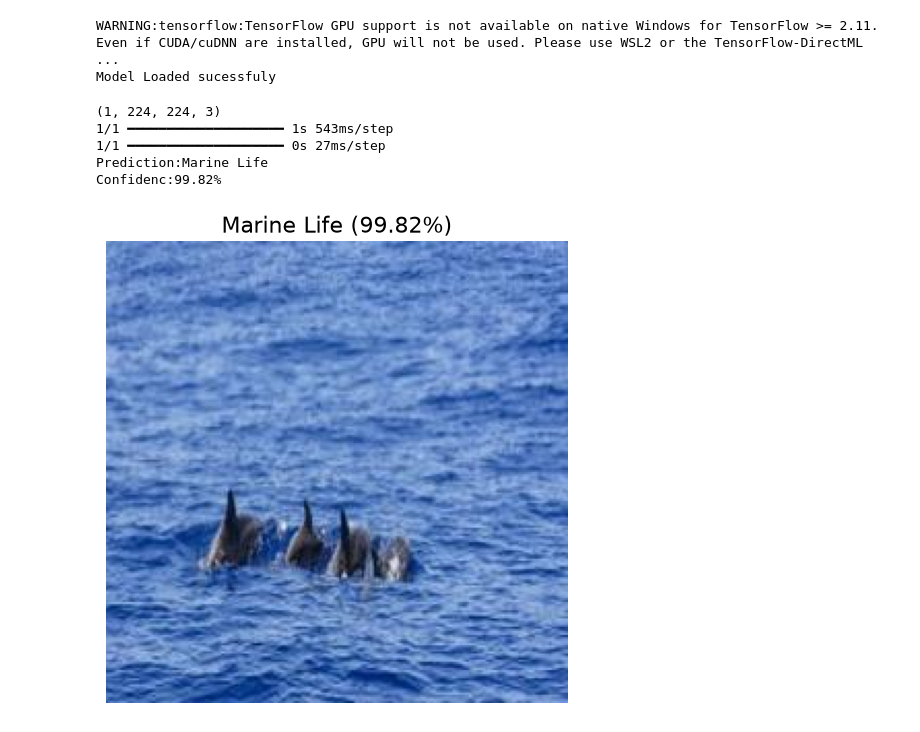
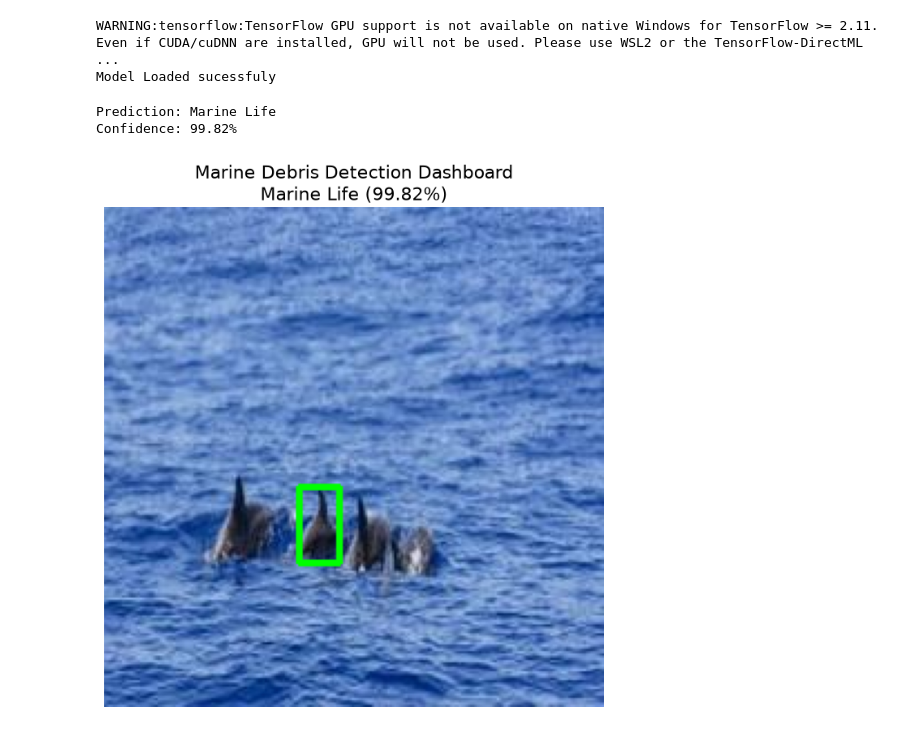
Before and after one commit to KinshukP/marine-debris-classifier, a Jupyter notebook: notebooks/deploy.ipynb, the cells around one changed output. Saved outputs shown, nothing was run; the diff lists cells and outputs as text; code cells hidden in the pictures.

Commit message:
Added bounding boxes with pretrained object detection model(yolo)

```diff
--- a/notebooks/deploy.ipynb
+++ b/notebooks/deploy.ipynb
@@ -16,42 +16,55 @@ Model Loaded sucessfuly
 # %%
 PROJECT_ROOT = Path.cwd().parent
 IMG_PATH = PROJECT_ROOT / "data" / "testing" / "Marine_Life" / "marine_test_1302.jpg"
-
-#img = image.load_img(IMG_PATH, target_size =(224,224))
 
 frame = cv2.imread(str(IMG_PATH))
 frame = cv2.cvtColor(frame, cv2.COLOR_BGR2RGB)
 
 img = cv2.resize(frame, (224, 224))
-
 img_array = img.astype(np.float32) / 255.0
 img_array = np.expand_dims(img_array, axis=0)
 
-
-
-print(img_array.shape)
-prediction = model.predict(img_array)
-#{'Marine_Life': 0, 'Plastic': 1}
-prediction = model.predict(img_array)[0][0]
+prediction = model.predict(img_array, verbose=0)[0][0]
 
 if prediction > 0.5:
     label = "Plastic"
     confidence = prediction * 100
+    color = (255, 0, 0)      # Red
 else:
     label = "Marine Life"
     confidence = (1 - prediction) * 100
-print(f"Prediction:{label}")
-print(f"Confidenc:{confidence:.2f}%")
+    color = (0, 255, 0)      # Green
 
-plt.figure(figsize=(6,6))
+print(f"Prediction: {label}")
+print(f"Confidence: {confidence:.2f}%")
+
+results = yolo(frame, verbose=False)
+
+boxes = results[0].boxes
+
+if len(boxes) == 0:
+    print("No objects detected by YOLO.")
+else:
+    for box in boxes:
+        x1, y1, x2, y2 = map(int, box.xyxy[0])
+
+        cv2.rectangle(
+            frame,
+            (x1, y1),
+            (x2, y2),
+            color,
+            2
+        )
+
+plt.figure(figsize=(8, 8))
 plt.imshow(frame)
-plt.title(f"{label} ({confidence:.2f}%)", fontsize=16)
+plt.title(
+    f"Marine Debris Detection Dashboard\n{label} ({confidence:.2f}%)",
+    fontsize=16
+)
 plt.axis("off")
 plt.show()
 # %% [output]
-(1, 224, 224, 3)
-1/1 ━━━━━━━━━━━━━━━━━━━━ 1s 543ms/step
-1/1 ━━━━━━━━━━━━━━━━━━━━ 0s 27ms/step
-Prediction:Marine Life
-Confidenc:99.82%
+Prediction: Marine Life
+Confidence: 99.82%
-[figure, old version]
+[figure, new version]
```
Also changed, not shown: 3 other files.
